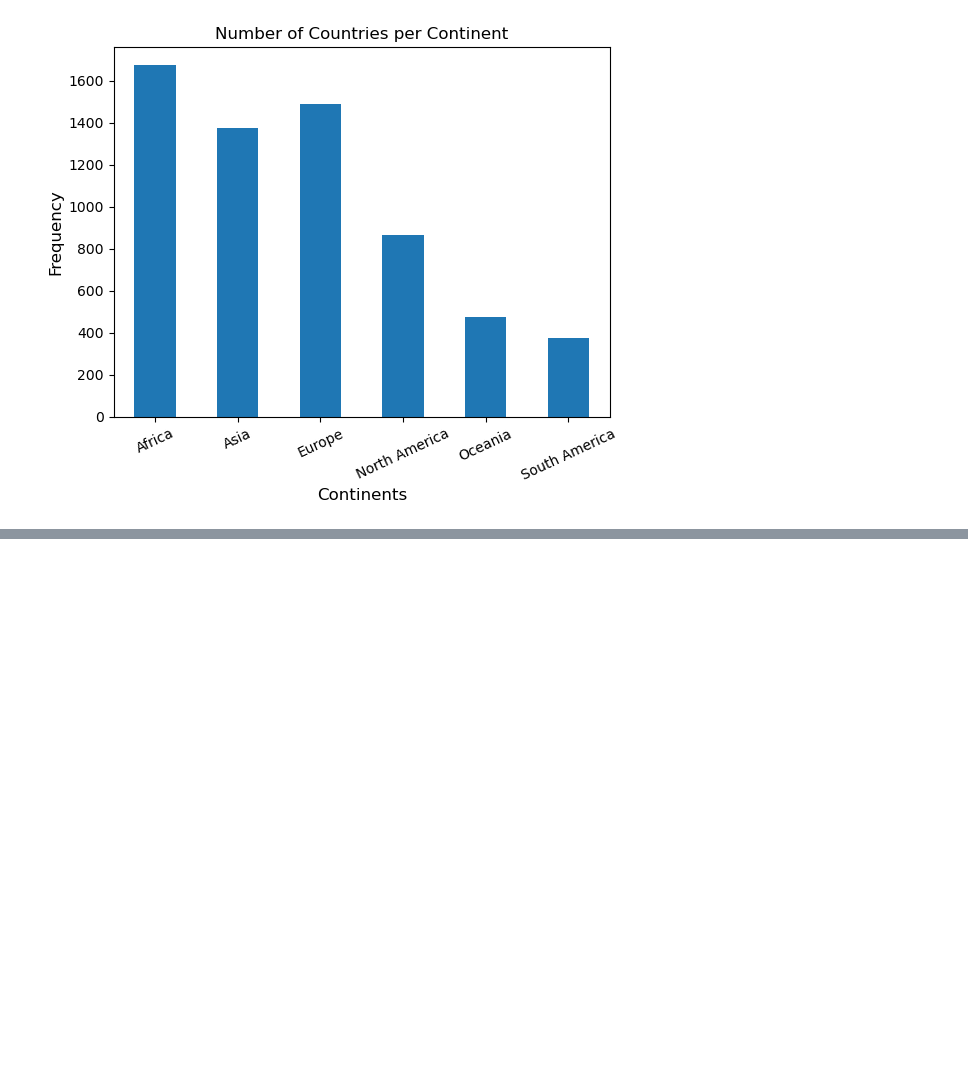
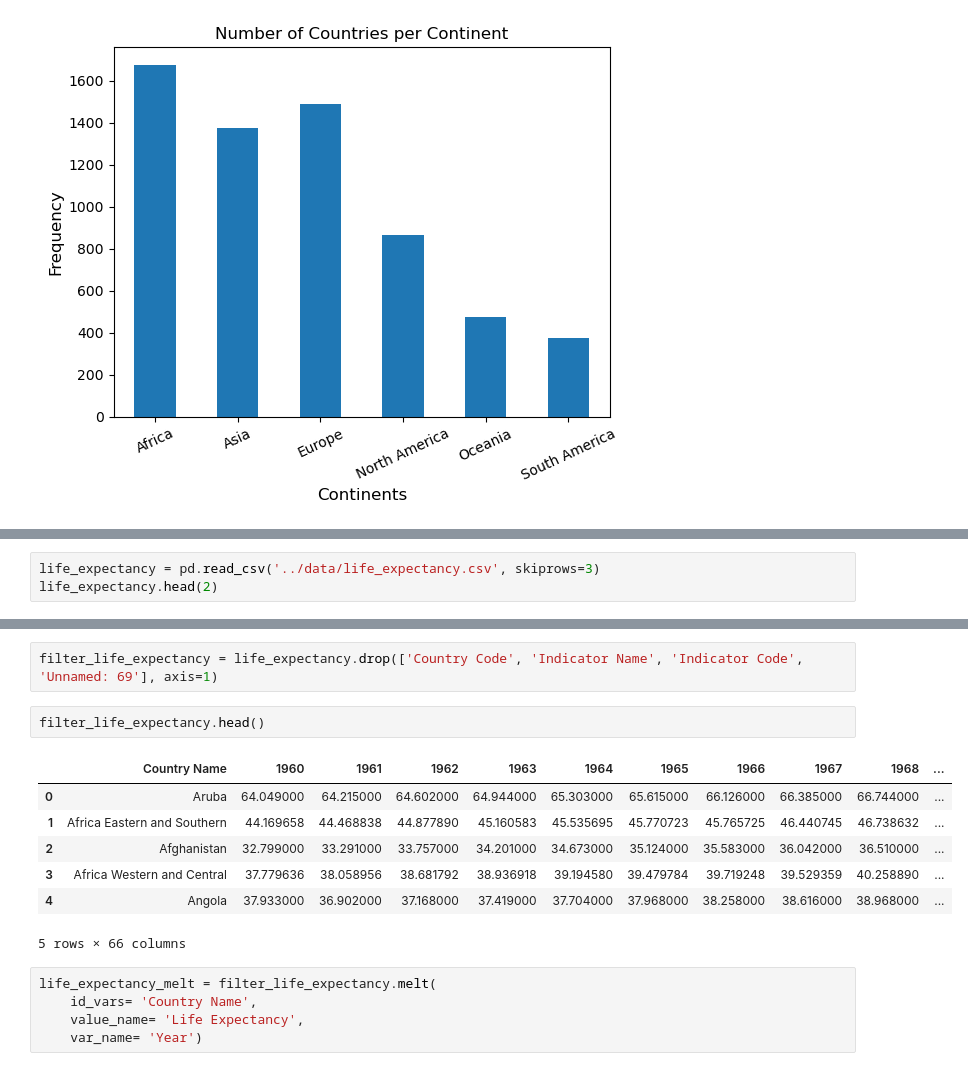
Before and after one commit to nss-data-science-cohort-9/un-exploration-Grantalan, a Jupyter notebook: notebooks/UN_Data_Exploration.ipynb, the cells around one changed output, grey strips where cells are left out. Cells and saved outputs as stored; diff of their text form; blank space fills up the shorter version.

```diff
--- a/notebooks/UN_Data_Exploration.ipynb
+++ b/notebooks/UN_Data_Exploration.ipynb
@@ -382,0 +393,3 @@ plt.ylabel('Frequency', fontsize=12);
+# %%
+life_expectancy = pd.read_csv('../data/life_expectancy.csv', skiprows=3)
+life_expectancy.head(2)
@@ -382,0 +420,17 @@ plt.ylabel('Frequency', fontsize=12);
+# %%
+filter_life_expectancy = life_expectancy.drop(['Country Code', 'Indicator Name', 'Indicator Code', 'Unnamed: 69'], axis=1)
+# %%
+filter_life_expectancy.head()
+# %% [output]
+|  | Country Name | 1960 | 1961 | 1962 | 1963 | 1964 | 1965 | 1966 | 1967 | 1968 | ... |
+| 0 | Aruba | 64.049000 | 64.215000 | 64.602000 | 64.944000 | 65.303000 | 65.615000 | 66.126000 | 66.385000 | 66.744000 | ... |
+| 1 | Africa Eastern and Southern | 44.169658 | 44.468838 | 44.877890 | 45.160583 | 45.535695 | 45.770723 | 45.765725 | 46.440745 | 46.738632 | ... |
+| 2 | Afghanistan | 32.799000 | 33.291000 | 33.757000 | 34.201000 | 34.673000 | 35.124000 | 35.583000 | 36.042000 | 36.510000 | ... |
+| 3 | Africa Western and Central | 37.779636 | 38.058956 | 38.681792 | 38.936918 | 39.194580 | 39.479784 | 39.719248 | 39.529359 | 40.258890 | ... |
+| 4 | Angola | 37.933000 | 36.902000 | 37.168000 | 37.419000 | 37.704000 | 37.968000 | 38.258000 | 38.616000 | 38.968000 | ... |
+5 rows × 66 columns
+# %%
+life_expectancy_melt = filter_life_expectancy.melt(
+    id_vars= 'Country Name',
+    value_name= 'Life Expectancy',
+    var_name= 'Year')
```
Also changed, not shown: parts of 15 cells of this notebook.
